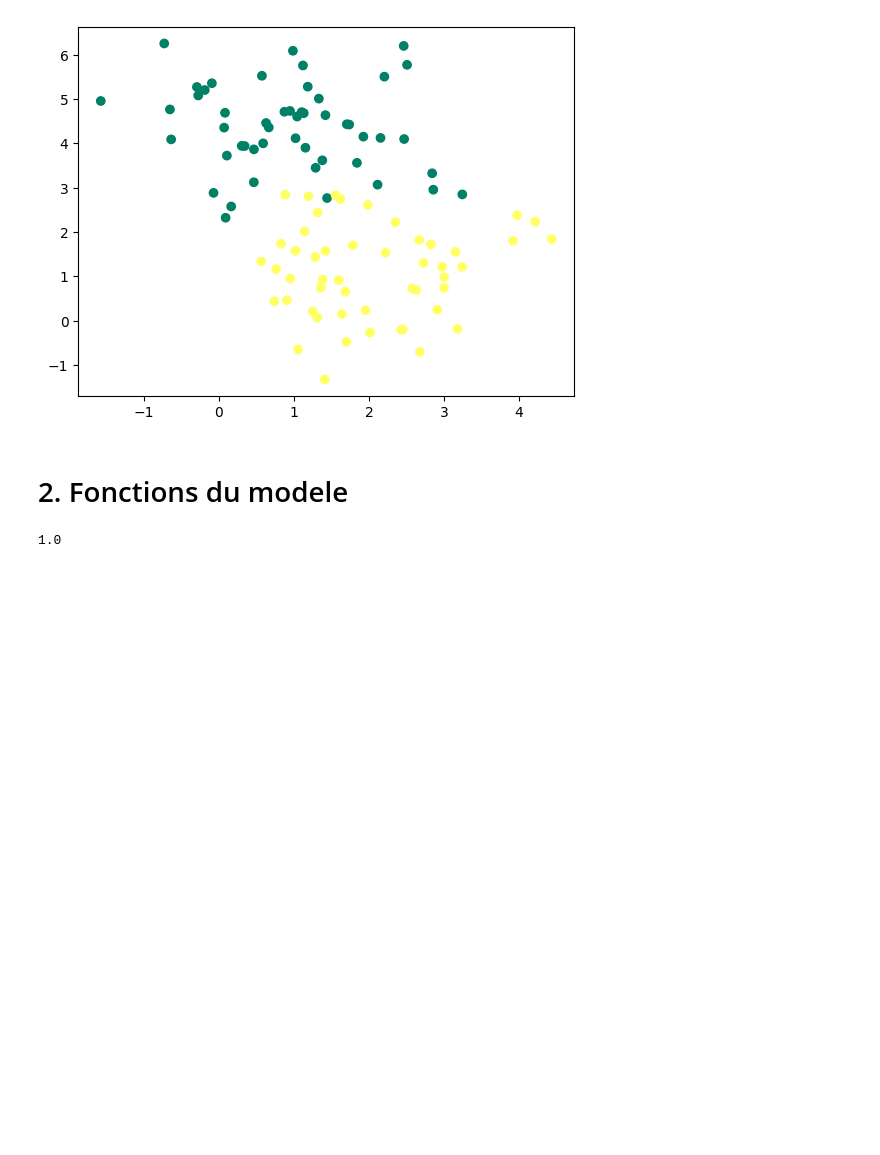
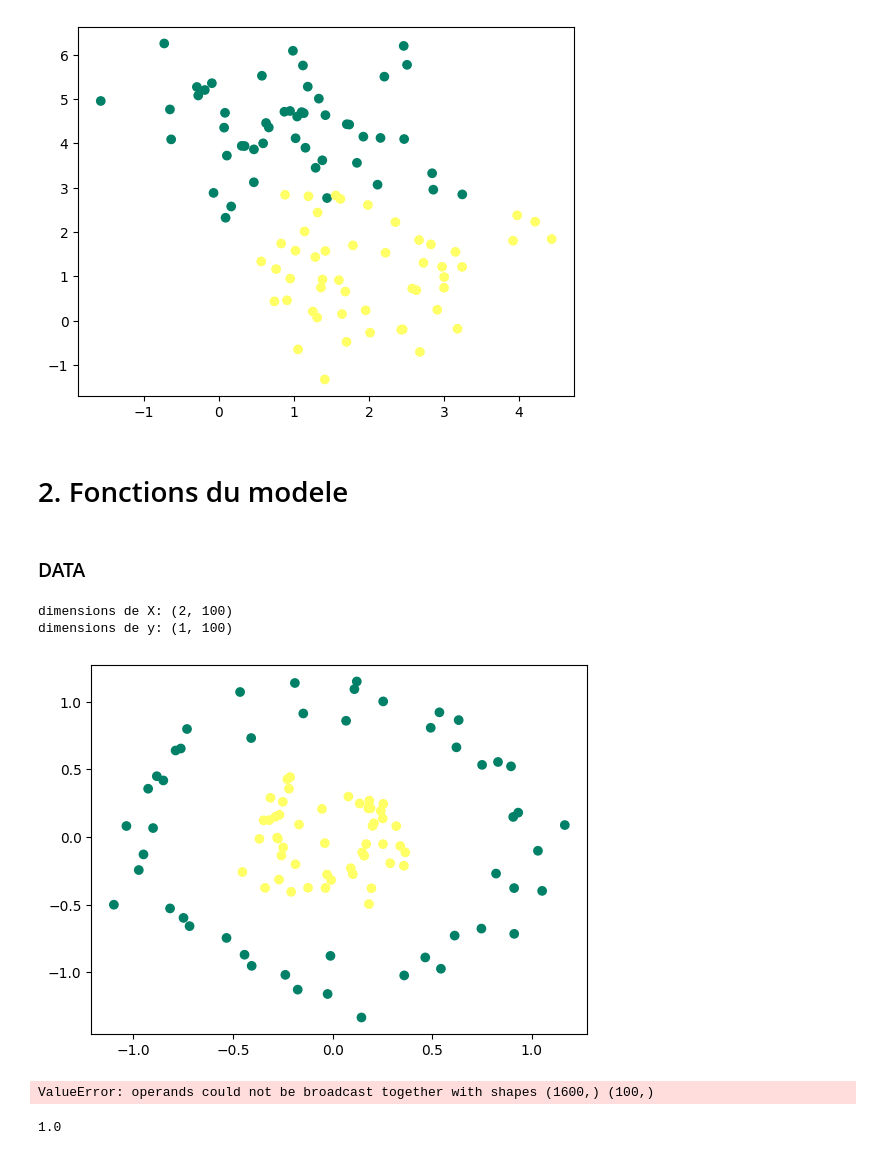
Before and after one commit to MarcoKlinko/Deep_Learning_Education, a Jupyter notebook: chat_vs_dog.ipynb, the cells around one changed output. Cells and saved outputs as stored; diff of their text form; code cells hidden in the pictures; blank space fills up the shorter version.

Commit message:
copie coller du https://github.com/MachineLearnia/Deep-Learning-Youtube/blob/main/04_ANN_profond.ipynb

```diff
--- a/chat_vs_dog.ipynb
+++ b/chat_vs_dog.ipynb
@@ -27,3 +110,23 @@ def initialisation(X):
+# %% [markdown]
+### DATA
+# %%
+X, y = make_circles(n_samples=100, noise=0.1, factor=0.3, random_state=0)
+X = X.T
+y = y.reshape((1, y.shape[0]))
+
+print('dimensions de X:', X.shape)
+print('dimensions de y:', y.shape)
+
+plt.scatter(X[0, :], X[1, :], c=y, cmap='summer')
+plt.show()
+# %% [output]
+dimensions de X: (2, 100)
+dimensions de y: (1, 100)
+[figure, added]
+# %%
+deep_neural_network(X, y, hiden_layers = (16, 16, 16), learning_rate = 0.1, n_iter = 3000)
+# %% [output]
+ValueError: operands could not be broadcast together with shapes (1600,) (100,)
 # %%
 from math import exp
 # %%
```
Also changed, not shown: parts of 16 cells of this notebook, 1 other file.
